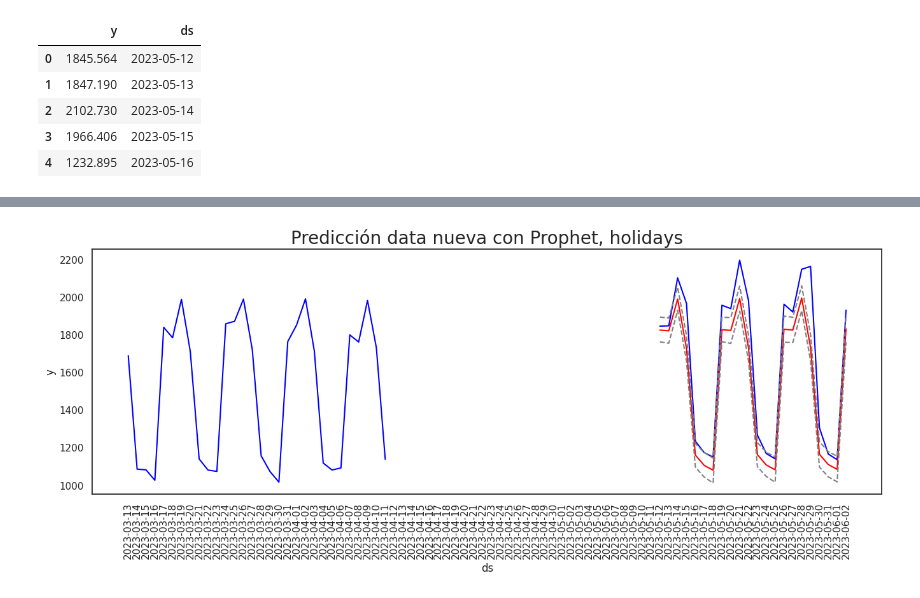
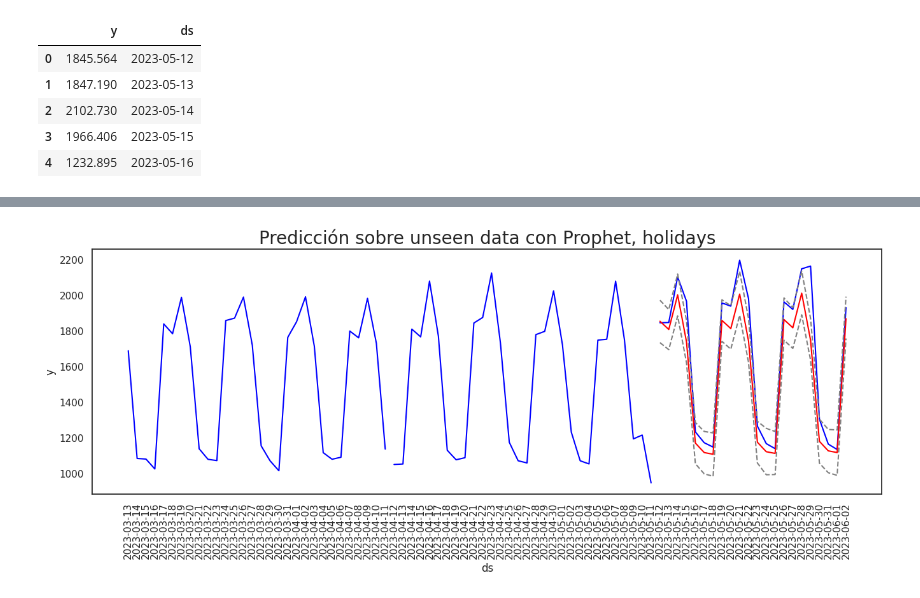
Before and after one commit to dele22922/tarea3_feat_eng, a Jupyter notebook: Tarea Semana 4_GRP4_vfinal3.ipynb, the cells around one changed output, grey strips where cells are left out. Cells and saved outputs as stored; diff of their text form; code cells hidden in the pictures.

```diff
--- a/Tarea Semana 4_GRP4_vfinal3.ipynb
+++ b/Tarea Semana 4_GRP4_vfinal3.ipynb
@@ -427,26 +427,26 @@ window3 = 30
 # %%
-df_rolled_3d = df_arima[lag_features].rolling(window=window1, min_periods=0)
+df_rolled_1d = df_arima[lag_features].rolling(window=window1, min_periods=0)
 df_rolled_7d = df_arima[lag_features].rolling(window=window2, min_periods=0)
-df_rolled_30d = df_arima[lag_features].rolling(window=window3, min_periods=0)
+df_rolled_28d = df_arima[lag_features].rolling(window=window3, min_periods=0)
 # %% [markdown]
 Procedemos a crear 6 atributos para las 3 ventanas de tiempo, usando la media y la desviación estandar de las variables de predicción tales como Cantidad de ventas y Tráfico.
 # %%
-df_mean_3d = df_rolled_3d.mean().shift(1).reset_index()
+df_mean_1d = df_rolled_1d.mean().shift(1).reset_index()
 df_mean_7d = df_rolled_7d.mean().shift(1).reset_index()
-df_mean_30d = df_rolled_30d.mean().shift(1).reset_index()
+df_mean_28d = df_rolled_28d.mean().shift(1).reset_index()
 
-df_std_3d = df_rolled_3d.std().shift(1).reset_index()
+df_std_1d = df_rolled_1d.std().shift(1).reset_index()
 df_std_7d = df_rolled_7d.std().shift(1).reset_index()
-df_std_30d = df_rolled_30d.std().shift(1).reset_index()
+df_std_28d = df_rolled_28d.std().shift(1).reset_index()
 # %%
 for feature in lag_features:
-  df_arima[f"{feature}_mean_lag{window1}"] = df_mean_3d[feature]
+  df_arima[f"{feature}_mean_lag{window1}"] = df_mean_1d[feature]
   df_arima[f"{feature}_mean_lag{window2}"] = df_mean_7d[feature]
-  df_arima[f"{feature}_mean_lag{window3}"] = df_mean_30d[feature]
+  df_arima[f"{feature}_mean_lag{window3}"] = df_mean_28d[feature]
 
-  df_arima[f"{feature}_std_lag{window1}"] = df_std_3d[feature]
+  df_arima[f"{feature}_std_lag{window1}"] = df_std_1d[feature]
   df_arima[f"{feature}_std_lag{window2}"] = df_std_7d[feature]
-  df_arima[f"{feature}_std_lag{window3}"] = df_std_30d[feature]
+  df_arima[f"{feature}_std_lag{window3}"] = df_std_28d[feature]
 
 df.fillna(df_arima.mean(), inplace=True)
 # %%
@@ -991,7 +921,7 @@ RMSE of Auto SARIMA: 680.6701317155482
 # %% [markdown]
 Procedemos a declarar nuestro dataset a utilizarse en Prophet:
 # %%
-df_arima2 = df_arima.iloc[81:len(df_arima)-22]
+df_arima2 = df_arima.iloc[:len(df_arima)-22]
 
 df_prophet=df_arima2
 # %% [markdown]
@@ -1580,18 +1510,18 @@ df_test_pr.head()
 # %%
 sns.set(style='white')
 plt.figure(figsize=(16,5))
 ax=sns.lineplot(x=train_data_pr['ds'].iloc[len(train_data_pr)-30:],y=train_data_pr["y"].iloc[len(train_data_pr)-30:],color='blue')
-ax=sns.lineplot(x=val_data_pr['ds'].iloc[len(val_data_pr)-30:],y=train_data_pr["y"].iloc[len(train_data_pr)-30:],color='blue')
+ax=sns.lineplot(x=val_data_pr['FECHA'],y=val_data_pr["y"],color='blue')
 ax=sns.lineplot(x=df_test_pr['FECHA'],y=df_test_pr["y"],color='blue')
 ax=sns.lineplot(x=df_test_pr['FECHA'],y=df_test_pr["Prophet_Predictions"],color='red');
 ax=sns.lineplot(x=df_test_pr['FECHA'],y=df_test_pr["lower"],color='gray',linestyle='dashed');
 ax=sns.lineplot(x=df_test_pr['FECHA'],y=df_test_pr["upper"],color='gray',linestyle='dashed');
 #plt.grid(linestyle='-',linewidth=0.3)
 ax.tick_params(axis='x', rotation=90)
-plt.title("Predicción data nueva con Prophet, holidays", fontsize=20);
+plt.title("Predicción sobre unseen data con Prophet, holidays", fontsize=20);
 plt.show()
 # %% [output]
-[figure, old version]
+[figure, new version]
 # %%
 df_actual=df_test_pr["y"]
 # %%
```
Also changed, not shown: parts of 66 cells of this notebook.
